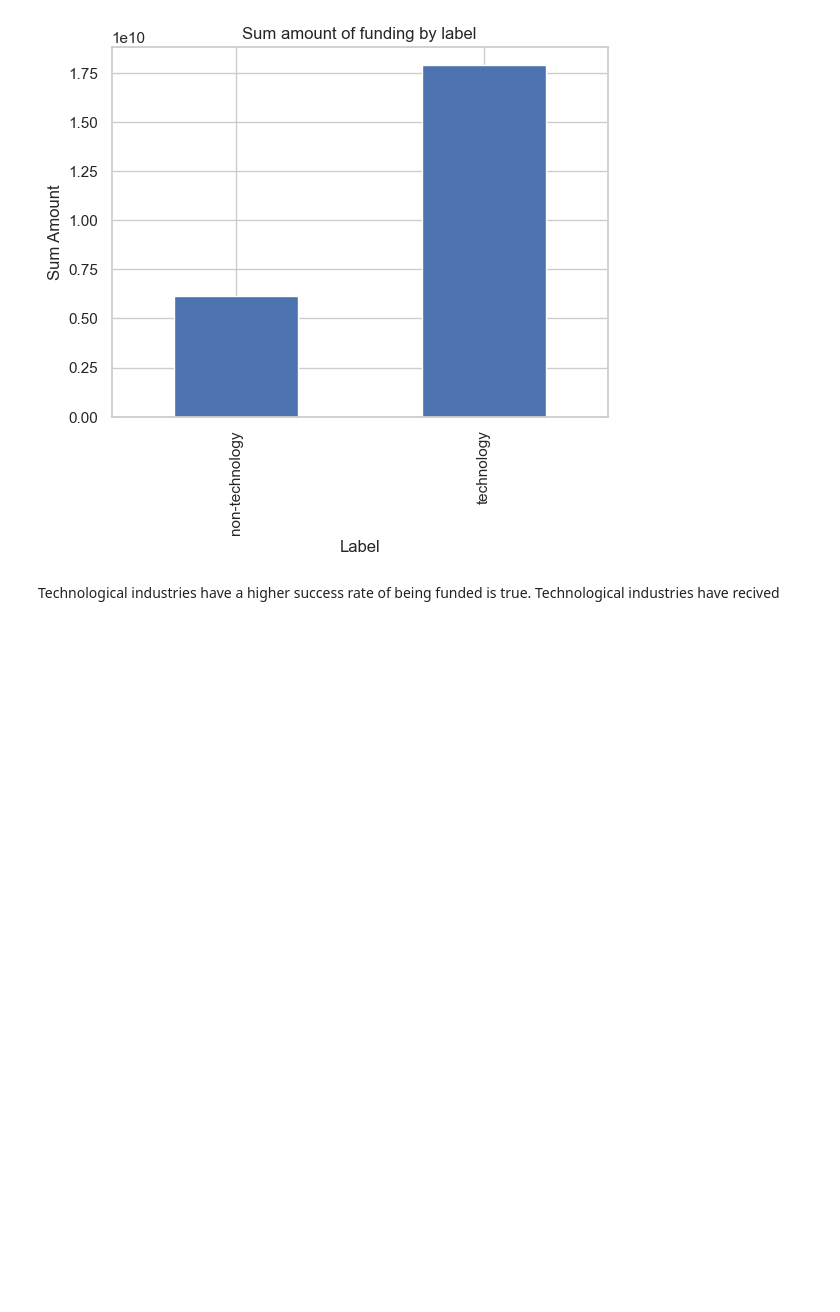
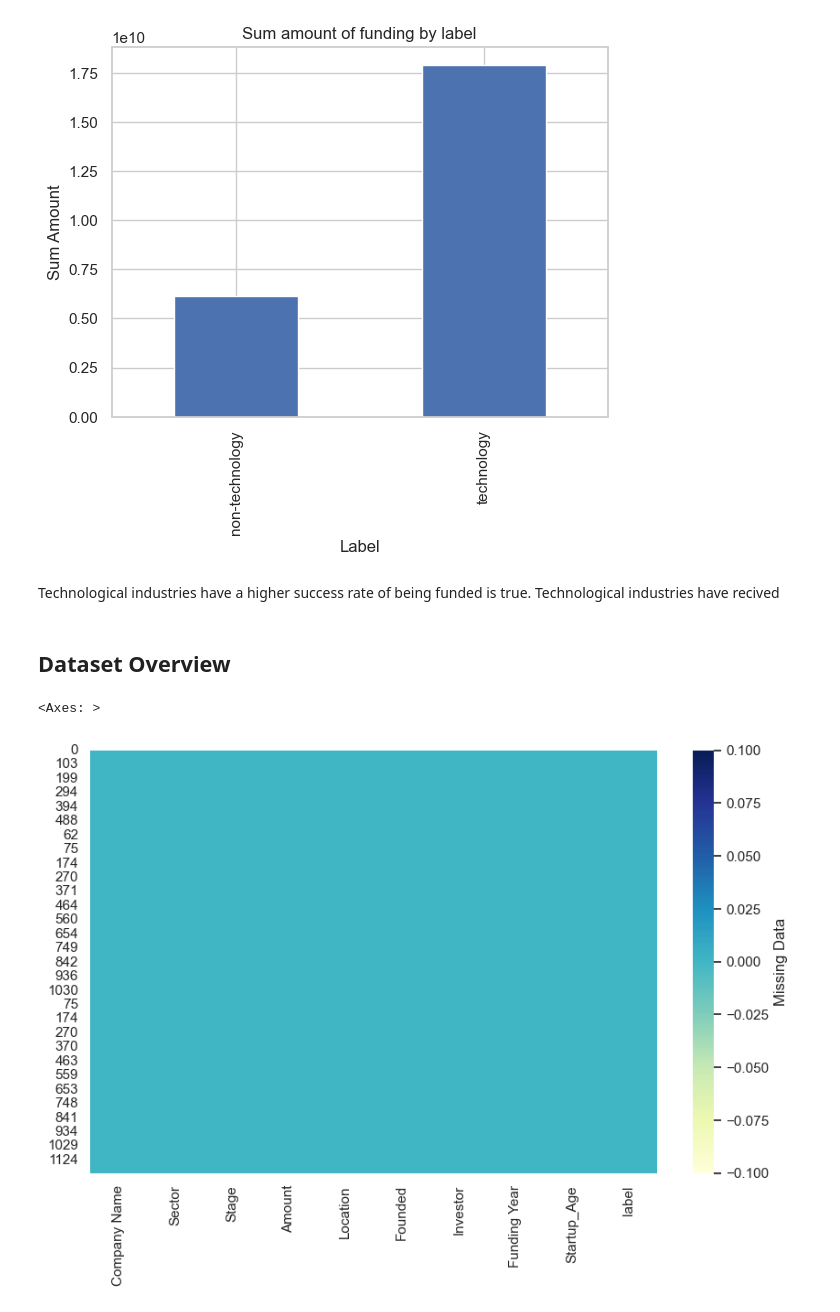
Before and after one commit to UMAR-FAWAZ/Indian_startup_funding_project, a Jupyter notebook: Indian_Startup.ipynb, the cells around one changed output. Drawn from its saved outputs; the diff is of its cells as text; code cells hidden in the pictures; blank space fills up the shorter version.

```diff
--- a/Indian_Startup.ipynb
+++ b/Indian_Startup.ipynb
@@ -2188,3 +2208,21 @@ plt.show()
 [figure]
 # %% [markdown]
 Technological industries have a higher success rate of being funded is true. Technological industries have recived
+# %% [markdown]
+## Dataset Overview
+# %%
+#replace undisclosed element in the  investor column to NAN
+df['Investor'] = df['Investor'].replace('Undisclosed', np.nan)
+# %%
+#replace undisclosed element in the  Location column to NAN
+df['Location'] = df['Location'].replace('Plano', np.nan)
+# %%
+df['Location'] = df['Location'].replace('Newcastle Upon Tyne', np.nan)
+# %%
+plt.figure(figsize=(10,6))
+sns.heatmap(df.isna(),
+            cmap="YlGnBu",
+            cbar_kws={'label': 'Missing Data'})
+# %% [output]
+<Axes: >
+[figure, added]
```
Also changed, not shown: parts of 19 cells of this notebook.
